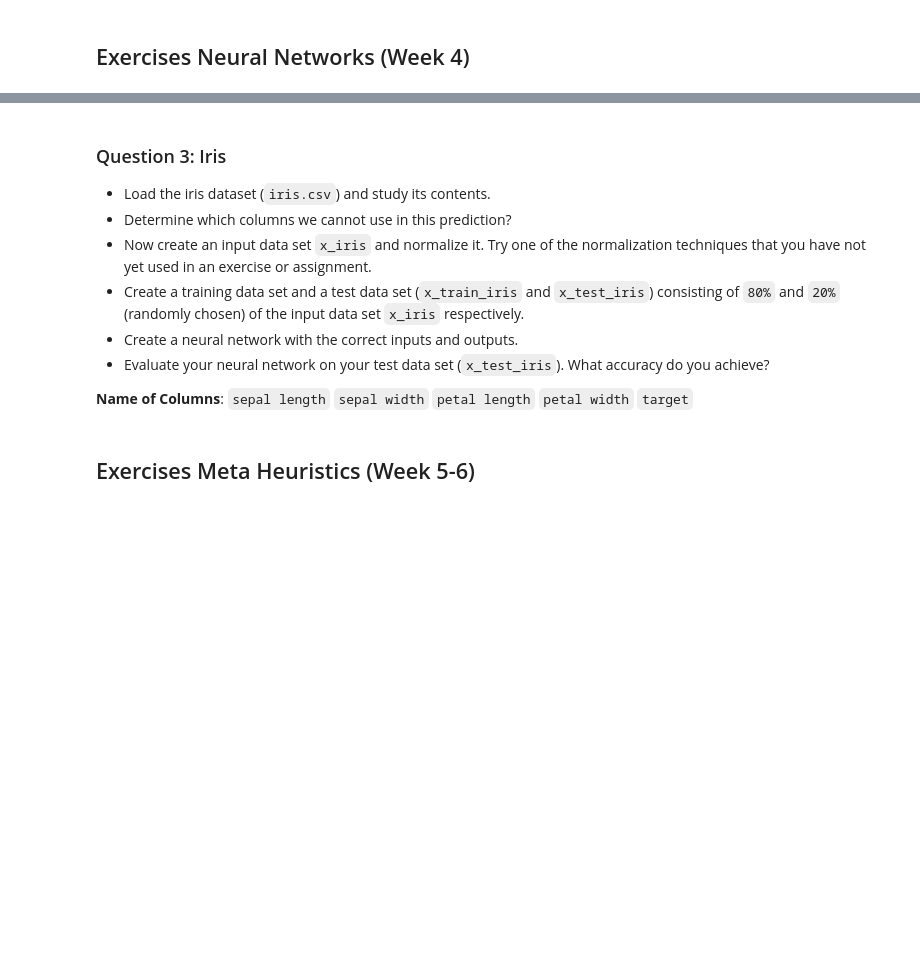
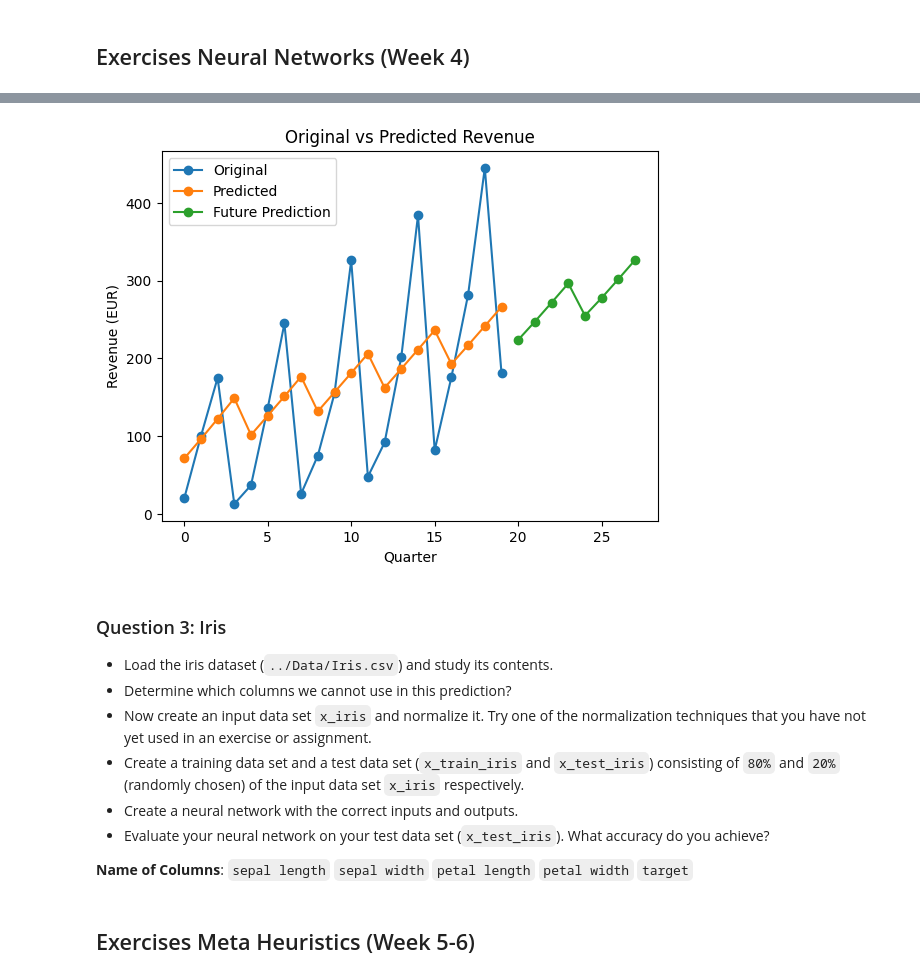
Before and after one commit to EliasDeHondt/DataScience2, a Jupyter notebook: Exam/P4 Example Exam.ipynb, the cells around one changed output, grey strips where cells are left out. Saved outputs shown, nothing was run; the diff lists cells and outputs as text; code cells hidden in the pictures; blank space fills up the shorter version.

```diff
--- a/Exam/P4 Example Exam.ipynb
+++ b/Exam/P4 Example Exam.ipynb
@@ -1098,0 +1214,6 @@ Education Roc 2 has a higher accuracy than Education Roc 1.
+# %%
+# Split up the necessary data
+x_forcast = forcastDemo[['Year', 'Quarter']]                                                                                        # Get the input
+y_forcast = forcastDemo['Revenu']                                                                                                   # Get the output
+
+print(colored(f"We don't need to normalize.", outputColor))
@@ -1098,0 +1222,21 @@ Education Roc 2 has a higher accuracy than Education Roc 1.
+# %%
+# Create (ANN) artificial neural network
+inputs_forcast = Input(shape=(2,))
+x_forcast_model = Dense(64, activation='relu')(inputs_forcast)
+x_forcast_model = Dense(64, activation='relu')(x_forcast_model)
+x_forcast_model = Dense(64, activation='relu')(x_forcast_model)
+outputs_forcast = Dense(1, activation='linear')(x_forcast_model)                                                            # Linear for regression
+model_forcast = Model(inputs_forcast, outputs_forcast, name='forcast_NN')                                                   # relu for regression
+
+# Compile the model
+model_forcast.compile(optimizer=Adam(learning_rate=0.001),                                                                  # Adam for regression
+                      loss=keras.losses.MeanAbsoluteError(),                                                                # MeanAbsoluteError for regression
+                      metrics=[keras.metrics.MeanAbsolutePercentageError()])                                                # MeanAbsolutePercentageError for regression
+
+# Fit the model
+history_forcast = model_forcast.fit(
+                                x_forcast,                              # Input
+                                y_forcast,                              # Output
+                                epochs=100,                             # Number of epochs (epochs = iterations over all the dataset)
+                                callbacks=[PlotLossesKeras()],          # Plot the losses
+                                verbose=False)                          # Fit the model
@@ -1098,0 +1280,19 @@ Education Roc 2 has a higher accuracy than Education Roc 1.
+# %%
+# Use the model for prediction
+predicted = model_forcast.predict(x_forcast)                                                                                       # Predict the output
+original = y_forcast.values                                                                                                        # Get the original output
+
+# Also attempt to predict the future. You know, just for fun :)
+future = pd.DataFrame({'Year': [6, 6, 6, 6, 7, 7, 7, 7], 'Quarter': [1, 2, 3, 4, 1, 2, 3, 4]})                                     # Create a new dataframe (Test Data)
+predicted_future = model_forcast.predict(future)                                                                                   # Predict the output
+
+plt.figure()
+plt.plot(range(0, len(forcastDemo)), original, 'o-', label='Original')
+plt.plot(range(0, len(forcastDemo)), predicted[:, 0], 'o-', label='Predicted')
+plt.plot(range(len(forcastDemo), len(forcastDemo) + len(future)), predicted_future, 'o-', label='Future Prediction')
+plt.xlabel('Quarter')
+plt.ylabel('Revenue (EUR)')
+plt.title('Original vs Predicted Revenue')
+plt.legend()
+plt.show()
+# %% [output]
@@ -1099,6 +1301,7 @@ Education Roc 2 has a higher accuracy than Education Roc 1.
+[figure, added]
 # %% [markdown]
 ### Question 3: Iris
-- Load the iris dataset (`iris.csv`) and study its contents.
+- Load the iris dataset (`../Data/Iris.csv`) and study its contents.
 - Determine which columns we cannot use in this prediction?
 - Now create an input data set `x_iris` and normalize it. Try one of the normalization techniques that you have not yet used in an exercise or assignment.
 - Create a training data set and a test data set (`x_train_iris` and `x_test_iris`) consisting of `80%` and `20%` (randomly chosen) of the input data set `x_iris` respectively.
```
Also changed, not shown: parts of 14 cells of this notebook, 1 other file.
